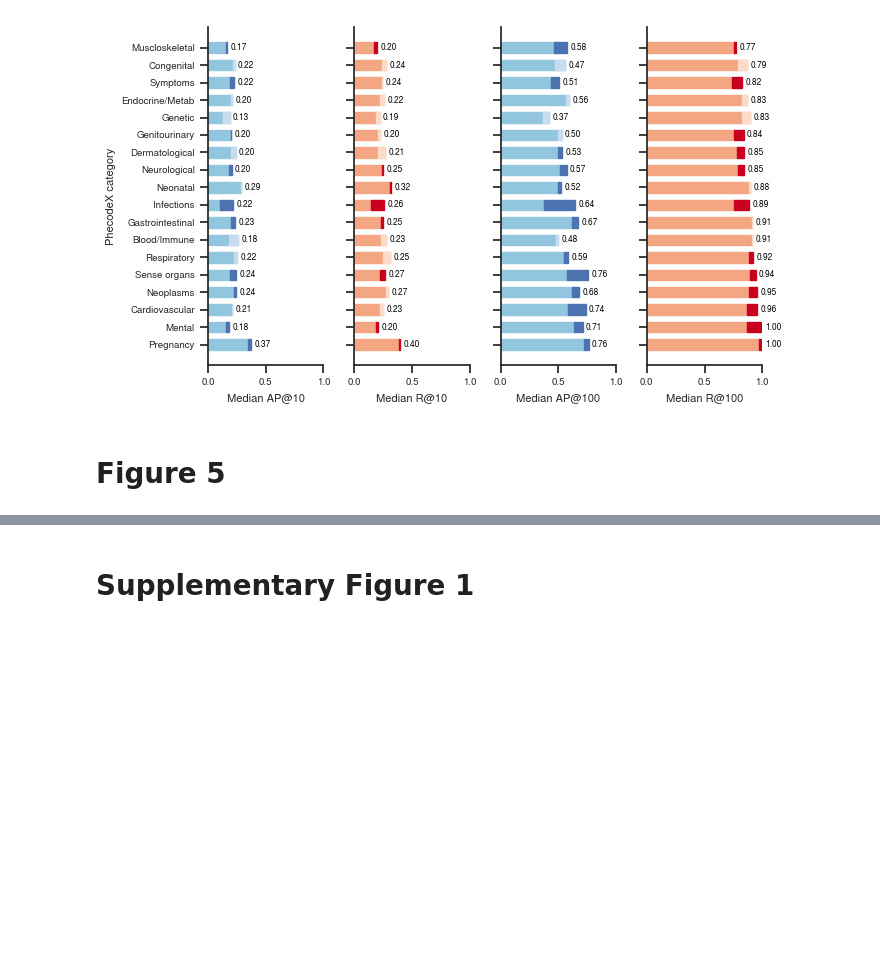
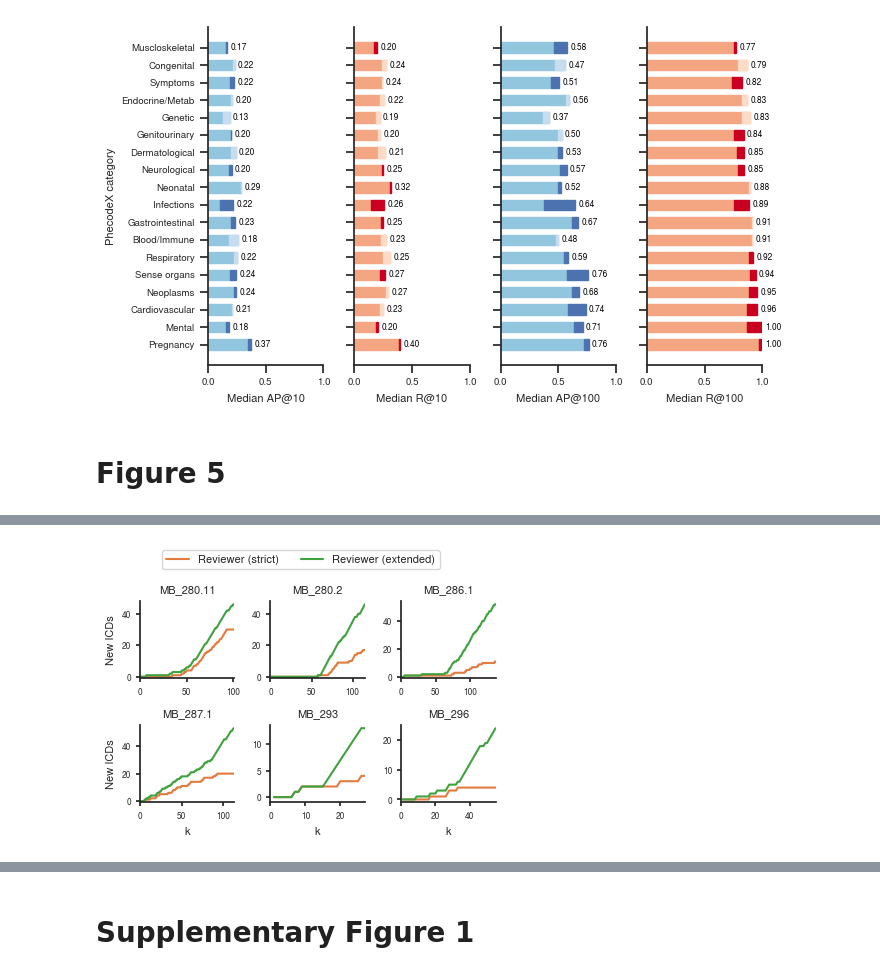
Before and after one commit to DiseaseNeuroGenomics/phecoder, a Jupyter notebook: notebooks/figures.ipynb, the cells around one changed output, grey strips where cells are left out. Drawn from its saved outputs; the diff is of its cells as text; code cells hidden in the pictures; blank space fills up the shorter version.

```diff
--- a/notebooks/figures.ipynb
+++ b/notebooks/figures.ipynb
@@ -804,0 +730,86 @@ plt.tight_layout()
+# %%
+import seaborn as sns
+import matplotlib.pyplot as plt
+import pandas as pd
+
+# --- Base data subset ---
+trunc = merged[(merged["retrieved"] == 1) & (merged["model"] == "zsum")].copy()
+
+# --- Function: cumulative new@k ---------------------------------------
+def compute_newk(df, condition, label):
+    """
+    Compute cumulative number of *new* ICDs (not in PheCodeX)
+    satisfying a relevance condition as a function of rank k.
+    """
+    df = df.copy()
+    df["is_rel"] = df.eval(condition).astype(int)
+    df["is_new"] = (df["is_known"] == 0).astype(int)  # not in PheCodeX
+
+    records = []
+    for phecode, sub in df.groupby("phecode"):
+        sub = sub.sort_values("rank")
+        total_new = 0
+        for _, row in sub.iterrows():
+            total_new += (row["is_new"] & row["is_rel"])
+            records.append((phecode, row["rank"], total_new))
+    out = pd.DataFrame(records, columns=["phecode", "rank", "new"])
+    out["Type"] = label
+    return out
+
+# --- Compute curves ----------------------------------------------------
+new_r2 = compute_newk(trunc, "relevant == 2", "Reviewer (strict)")# r"$R_2$")
+new_r12 = compute_newk(trunc, "relevant in [1,2]", "Reviewer (extended)")
+new_all = pd.concat([new_r2, new_r12], ignore_index=True)
+
+# --- Plot --------------------------------------------------------------
+color_map = {
+    "Reviewer (strict)": "#E37A3E",     # same orange as before
+    "Reviewer (extended)": "#3EA33E"  # same green as before
+}
+
+g = sns.FacetGrid(
+    new_all,
+    col="phecode",
+    hue="Type",
+    palette=color_map,        # 👈 enforce consistent colours
+    sharey=False,
+    sharex=False,
+    col_wrap=3,
+    height=1.5,
+    aspect=1
+)
+
+g.map_dataframe(sns.lineplot, x="rank", y="new", linewidth=1.5)
+
+# shared legend
+handles, labels = g.axes[0].get_legend_handles_labels()
+g.fig.legend(
+    handles, labels,
+    title="", loc="upper center",
+    bbox_to_anchor=(0.5, 1.1),
+    ncol=2, frameon=True, fontsize=8,
+)
+
+g.set_titles(col_template="{col_name}")
+g.set_axis_labels("k", "New ICDs")
+g.set(ylim=(0, None))
+
+# match per-phenotype k limits
+max_ranks = new_all.groupby("phecode")["rank"].max().to_dict()
+for ax in g.axes.flat:
+    phe = ax.get_title().split()[0]
+    if phe in max_ranks:
+        ax.set_xlim(0, max_ranks[phe])
+        ax.set_ylim(-1)
+
+desired_width = 8.27/2
+current_size = g.fig.get_size_inches()
+scale = desired_width / current_size[0]
+g.fig.set_size_inches(desired_width, current_size[1] * scale, forward=True)
+
+plt.tight_layout()
+
+for ext in ['png', 'pdf']:
+    plt.savefig(f"../figures/val_new.{ext}", dpi=300, bbox_inches='tight')
+# %% [output]
+[figure, added]
```
Also changed, not shown: parts of 27 cells of this notebook.
